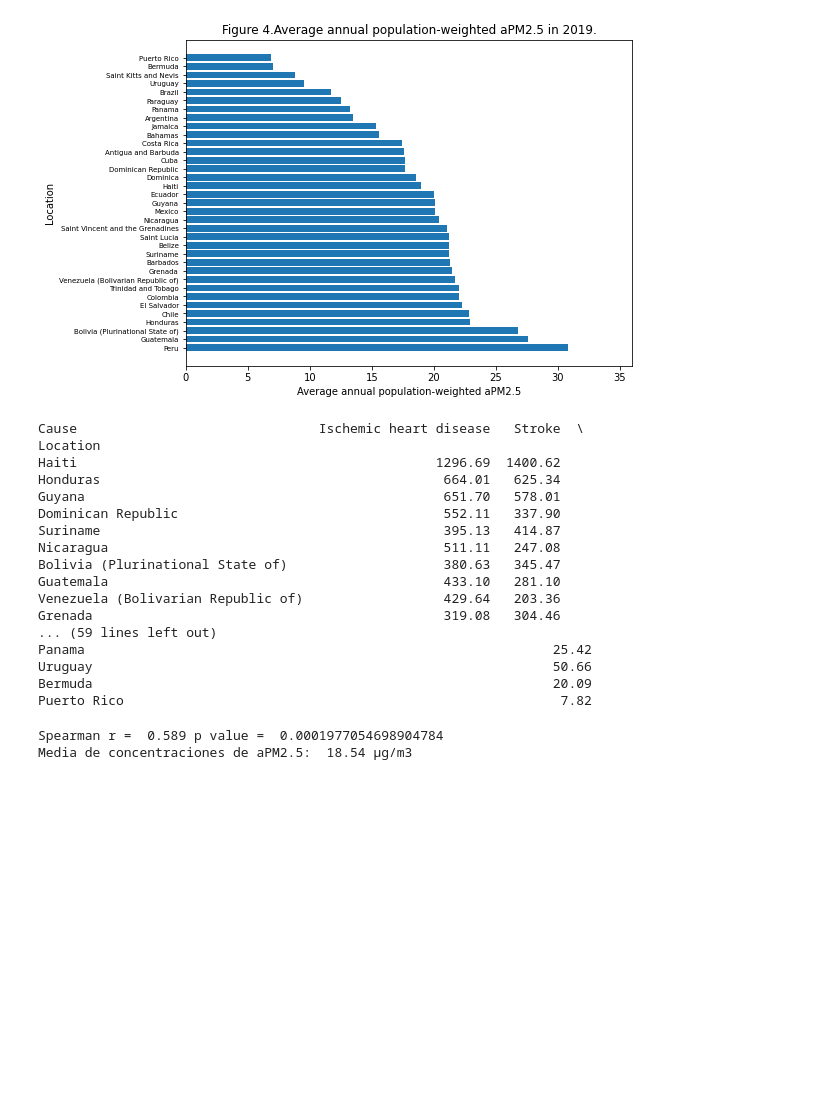
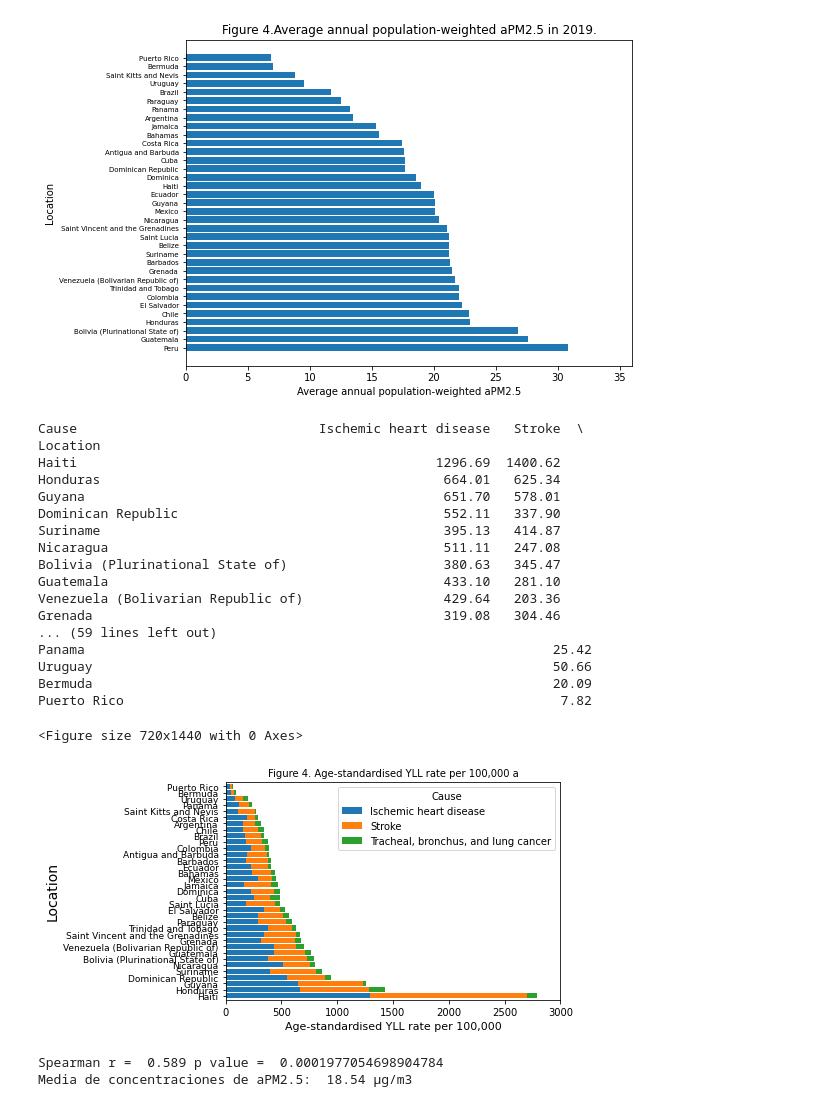
Before and after one commit to joseurquiza88/Health-impacts-AirPollution, a Jupyter notebook: code/01_health LAT.ipynb, the cells around one changed output. Cells and saved outputs as stored; diff of their text form; code cells hidden in the pictures; blank space fills up the shorter version.

```diff
--- a/code/01_health LAT.ipynb
+++ b/code/01_health LAT.ipynb
@@ -964,45 +1060,47 @@ plt.show()
 # %%
 # Figure 4. Age-standardised YLL rate per 100,000 and average annual population-weighted aPM2.5 in 2019.
 # Ojo que la funcion es otra, serian todas las causas menos all causes
 #years of life lost (YLL) 2019
 yll_ihd = filtrado_2 (data = data, Measure = "YLLs", Metric = 'Rate', Risk = 'Air pollution', Cause = "All causes", Age = "Age-standardized", Sex= "Both sexes", Year= 2019)
 
 # # Agrupar por país y causa, y sumar los valores
 df_grouped = yll_ihd.groupby(['Location', 'Cause'])['Value'].sum().unstack()
 df_grouped = df_grouped.loc[df_grouped.sum(axis=1).sort_values(ascending=False).index]
 print(df_grouped)
-# # Generamos plot de YLL
-# # Establecer el tamaño de la figura
-# plt.figure(figsize=(10, 20))
-# # Crear un gráfico de barras horizontales apiladas
-# df_grouped.plot(kind='barh', stacked=True, width=0.82)
-# # Agregar etiquetas a los ejes
-# plt.xlabel('Age-standardised YLL rate per 100,000', fontsize=11)
-# plt.ylabel('Location', fontsize=14)
-# plt.yticks( fontsize=9)
-# plt.xlim(0, 3000)
-# # Agregar título
-# plt.title('Figure 4. Age-standardised YLL rate per 100,000 a', fontsize=10)
-# # Mostrar el gráfico
-# plt.show()
+# Generamos plot de YLL
+# Establecer el tamaño de la figura
+plt.figure(figsize=(10, 20))
+# Crear un gráfico de barras horizontales apiladas
+df_grouped.plot(kind='barh', stacked=True, width=0.82)
+# Agregar etiquetas a los ejes
+plt.xlabel('Age-standardised YLL rate per 100,000', fontsize=11)
+plt.ylabel('Location', fontsize=14)
+plt.yticks( fontsize=9)
+plt.xlim(0, 3000)
+# Agregar título
+plt.title('Figure 4. Age-standardised YLL rate per 100,000 a', fontsize=10)
+# Mostrar el gráfico
+plt.show()
 # %% [output]
 Cause                               Ischemic heart disease   Stroke  \
 Location
 Haiti                                              1296.69  1400.62
 Honduras                                            664.01   625.34
 Guyana                                              651.70   578.01
 Dominican Republic                                  552.11   337.90
 Suriname                                            395.13   414.87
 Nicaragua                                           511.11   247.08
 Bolivia (Plurinational State of)                    380.63   345.47
 Guatemala                                           433.10   281.10
 Venezuela (Bolivarian Republic of)                  429.64   203.36
 Grenada                                             319.08   304.46
 ... (59 lines left out)
 Panama                                                            25.42
 Uruguay                                                           50.66
 Bermuda                                                           20.09
 Puerto Rico                                                        7.82
+<Figure size 720x1440 with 0 Axes>
+[figure, added]
 # %%
 # #Años de vida perdidos por cada por cada 100,000 habitantes en Latinoamérica en 2019
 YLL_sup3 = filtrado (data = data, Measure = "YLLs", Metric = 'Rate', Risk = 'Air pollution', Cause='All causes', Age = "Age-standardized", Sex="Both sexes", Year=2019)
```
Also changed, not shown: parts of 14 cells of this notebook, 9 other files.
